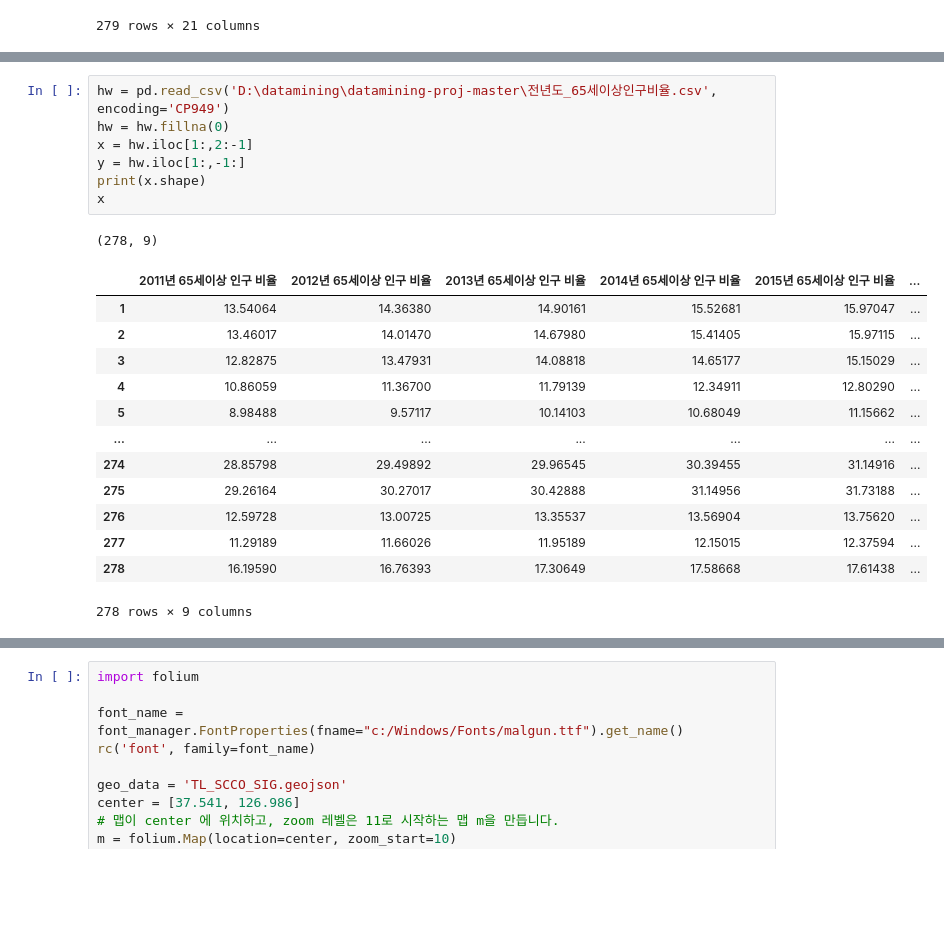
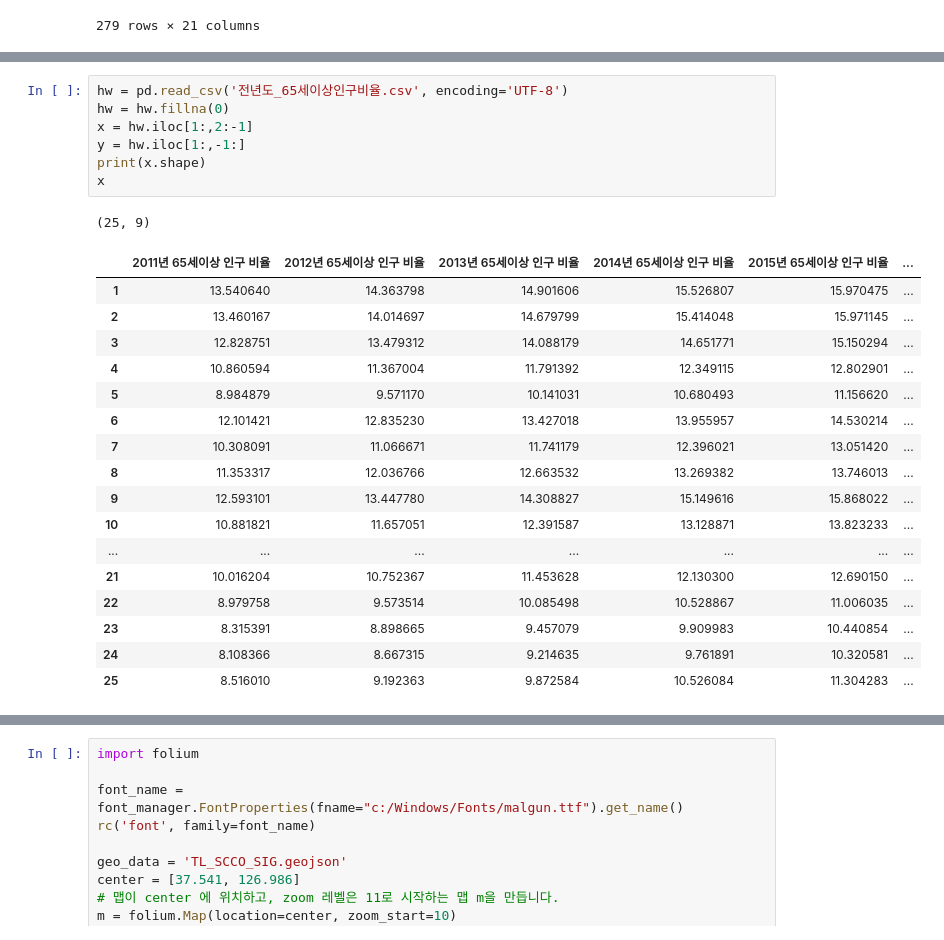
Before and after one commit to ypyp66/datamining-proj, a Jupyter notebook: 프로젝트.ipynb, the cells around one changed output, grey strips where cells are left out. Saved outputs shown, nothing was run; the diff lists cells and outputs as text; blank space fills up the shorter version.

```diff
--- a/프로젝트.ipynb
+++ b/프로젝트.ipynb
@@ -129,25 +141,29 @@ new_df.iloc[0:,1:]
 # %%
-hw = pd.read_csv('D:\datamining\datamining-proj-master\전년도_65세이상인구비율.csv', encoding='CP949')
+hw = pd.read_csv('전년도_65세이상인구비율.csv', encoding='UTF-8')
 hw = hw.fillna(0)
 x = hw.iloc[1:,2:-1]
 y = hw.iloc[1:,-1:]
 print(x.shape)
 x
 # %% [output]
-(278, 9)
+(25, 9)
 |  | 2011년 65세이상 인구 비율 | 2012년 65세이상 인구 비율 | 2013년 65세이상 인구 비율 | 2014년 65세이상 인구 비율 | 2015년 65세이상 인구 비율 | ... |
-| 1 | 13.54064 | 14.36380 | 14.90161 | 15.52681 | 15.97047 | ... |
-| 2 | 13.46017 | 14.01470 | 14.67980 | 15.41405 | 15.97115 | ... |
-| 3 | 12.82875 | 13.47931 | 14.08818 | 14.65177 | 15.15029 | ... |
-| 4 | 10.86059 | 11.36700 | 11.79139 | 12.34911 | 12.80290 | ... |
-| 5 | 8.98488 | 9.57117 | 10.14103 | 10.68049 | 11.15662 | ... |
+| 1 | 13.540640 | 14.363798 | 14.901606 | 15.526807 | 15.970475 | ... |
+| 2 | 13.460167 | 14.014697 | 14.679799 | 15.414048 | 15.971145 | ... |
+| 3 | 12.828751 | 13.479312 | 14.088179 | 14.651771 | 15.150294 | ... |
+| 4 | 10.860594 | 11.367004 | 11.791392 | 12.349115 | 12.802901 | ... |
+| 5 | 8.984879 | 9.571170 | 10.141031 | 10.680493 | 11.156620 | ... |
+| 6 | 12.101421 | 12.835230 | 13.427018 | 13.955957 | 14.530214 | ... |
+| 7 | 10.308091 | 11.066671 | 11.741179 | 12.396021 | 13.051420 | ... |
+| 8 | 11.353317 | 12.036766 | 12.663532 | 13.269382 | 13.746013 | ... |
+| 9 | 12.593101 | 13.447780 | 14.308827 | 15.149616 | 15.868022 | ... |
+| 10 | 10.881821 | 11.657051 | 12.391587 | 13.128871 | 13.823233 | ... |
 | ... | ... | ... | ... | ... | ... | ... |
-| 274 | 28.85798 | 29.49892 | 29.96545 | 30.39455 | 31.14916 | ... |
-| 275 | 29.26164 | 30.27017 | 30.42888 | 31.14956 | 31.73188 | ... |
-| 276 | 12.59728 | 13.00725 | 13.35537 | 13.56904 | 13.75620 | ... |
-| 277 | 11.29189 | 11.66026 | 11.95189 | 12.15015 | 12.37594 | ... |
-| 278 | 16.19590 | 16.76393 | 17.30649 | 17.58668 | 17.61438 | ... |
+| 21 | 10.016204 | 10.752367 | 11.453628 | 12.130300 | 12.690150 | ... |
+| 22 | 8.979758 | 9.573514 | 10.085498 | 10.528867 | 11.006035 | ... |
+| 23 | 8.315391 | 8.898665 | 9.457079 | 9.909983 | 10.440854 | ... |
+| 24 | 8.108366 | 8.667315 | 9.214635 | 9.761891 | 10.320581 | ... |
+| 25 | 8.516010 | 9.192363 | 9.872584 | 10.526084 | 11.304283 | ... |
-278 rows × 9 columns
 # %%
 import numpy as np
 import pandas as pd
```
Also changed, not shown: parts of 5 cells of this notebook, 6 other files.
